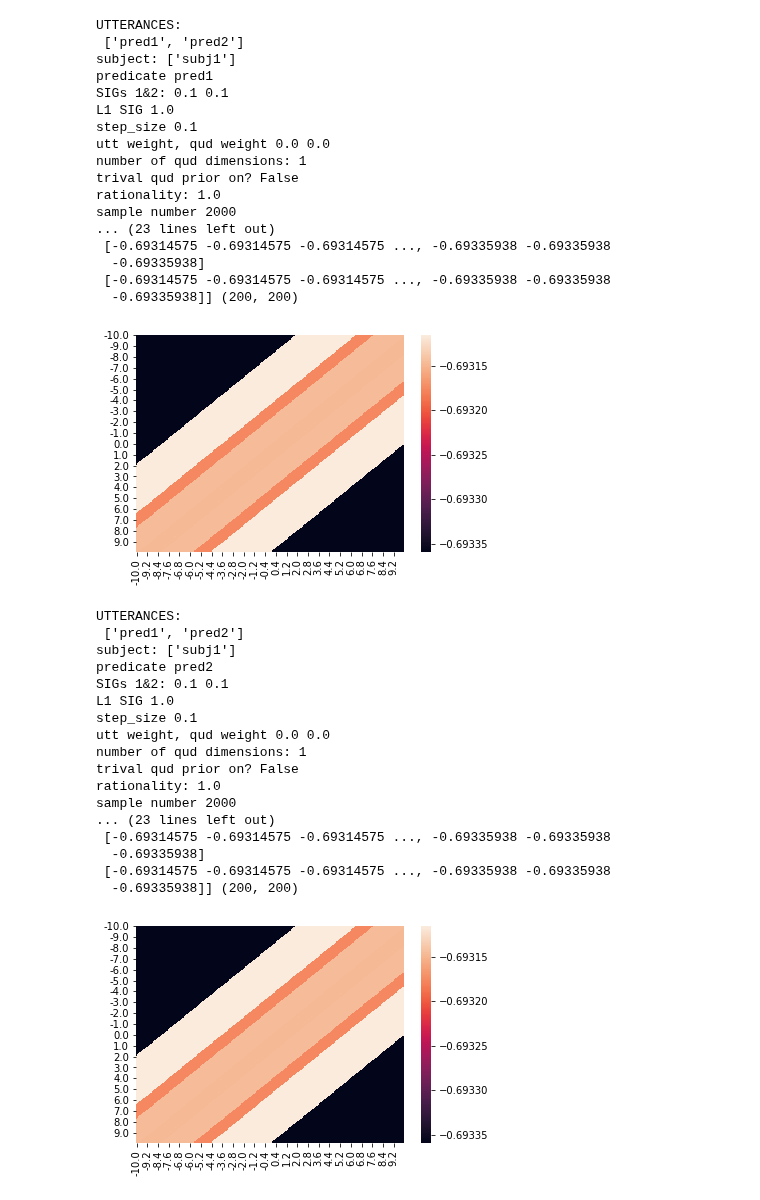
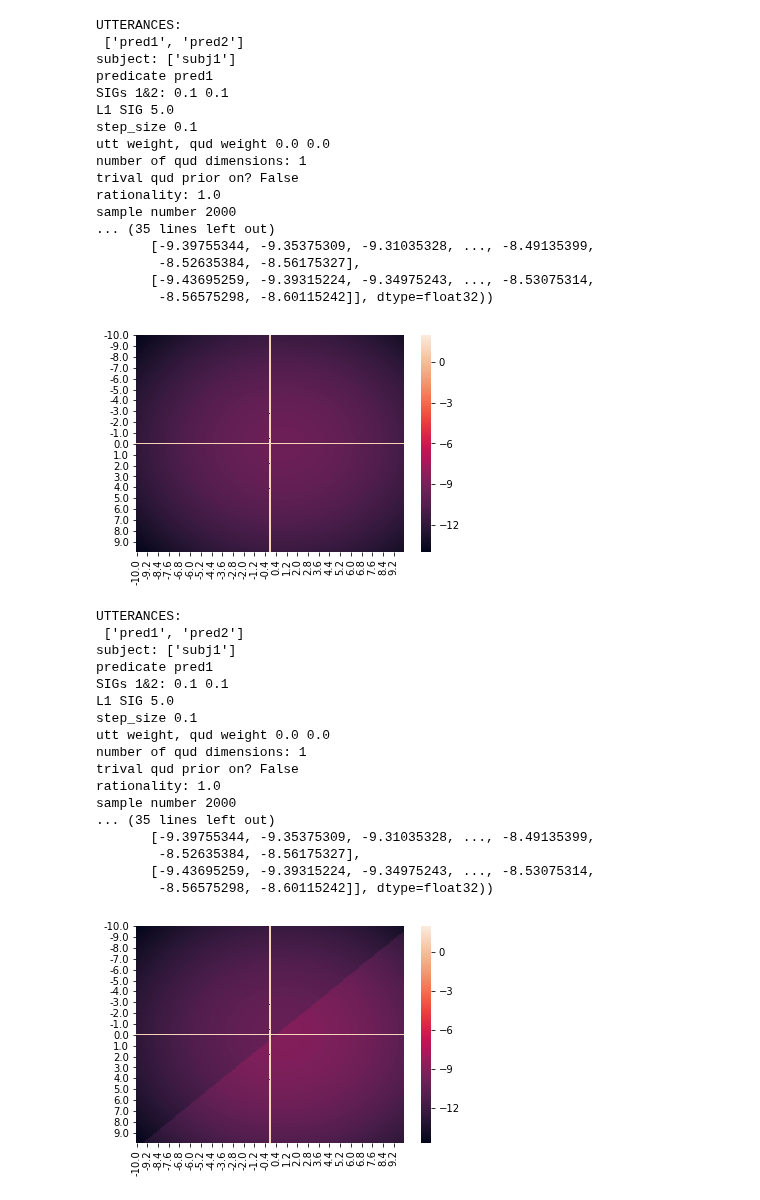
Before and after one commit to reubenharry/Distributional-RSA, a Jupyter notebook: heatmaps.ipynb, the cells around one changed output. Saved outputs shown, nothing was run; the diff lists cells and outputs as text; code cells hidden in the pictures.

Commit message:
new heatmaps

```diff
--- a/heatmaps.ipynb
+++ b/heatmaps.ipynb
@@ -93,42 +114,42 @@ sample number 2000
 # %%
-titrate(size=100,amount=0.1,l1_sig1=1.0,quds=['qud1'],pred='pred1',only_trivial=False,just_s1=True,sig1=0.1,sig2=0.1)
+titrate(size=100,amount=0.1,l1_sig1=5.0,quds=['qud1'],pred='pred1',only_trivial=False,just_s1=False,sig1=0.1,sig2=0.1)
 # %% [output]
 UTTERANCES:
  ['pred1', 'pred2']
 subject: ['subj1']
 predicate pred1
 SIGs 1&2: 0.1 0.1
-L1 SIG 1.0
+L1 SIG 5.0
 step_size 0.1
 utt weight, qud weight 0.0 0.0
 number of qud dimensions: 1
 trival qud prior on? False
 rationality: 1.0
 sample number 2000
-... (23 lines left out)
- [-0.69314575 -0.69314575 -0.69314575 ..., -0.69335938 -0.69335938
-  -0.69335938]
- [-0.69314575 -0.69314575 -0.69314575 ..., -0.69335938 -0.69335938
-  -0.69335938]] (200, 200)
+... (35 lines left out)
+       [-9.39755344, -9.35375309, -9.31035328, ..., -8.49135399,
+        -8.52635384, -8.56175327],
+       [-9.43695259, -9.39315224, -9.34975243, ..., -8.53075314,
+        -8.56575298, -8.60115242]], dtype=float32))
-[figure, old version]
+[figure, new version]
 # %%
-titrate(size=100,amount=0.1,l1_sig1=1.0,quds=['qud1'],pred='pred2',only_trivial=False,just_s1=True,sig1=0.1,sig2=0.1)
+titrate(size=100,amount=0.1,l1_sig1=5.0,quds=['qud1','qud2'],pred='pred1',only_trivial=False,just_s1=False,sig1=0.1,sig2=0.1)
 # %% [output]
 UTTERANCES:
  ['pred1', 'pred2']
 subject: ['subj1']
-predicate pred2
+predicate pred1
 SIGs 1&2: 0.1 0.1
-L1 SIG 1.0
+L1 SIG 5.0
 step_size 0.1
 utt weight, qud weight 0.0 0.0
 number of qud dimensions: 1
 trival qud prior on? False
 rationality: 1.0
 sample number 2000
-... (23 lines left out)
- [-0.69314575 -0.69314575 -0.69314575 ..., -0.69335938 -0.69335938
-  -0.69335938]
- [-0.69314575 -0.69314575 -0.69314575 ..., -0.69335938 -0.69335938
-  -0.69335938]] (200, 200)
+... (35 lines left out)
+       [-9.39755344, -9.35375309, -9.31035328, ..., -8.49135399,
+        -8.52635384, -8.56175327],
+       [-9.43695259, -9.39315224, -9.34975243, ..., -8.53075314,
+        -8.56575298, -8.60115242]], dtype=float32))
-[figure, old version]
+[figure, new version]
```
Also changed, not shown: parts of 6 cells of this notebook.
